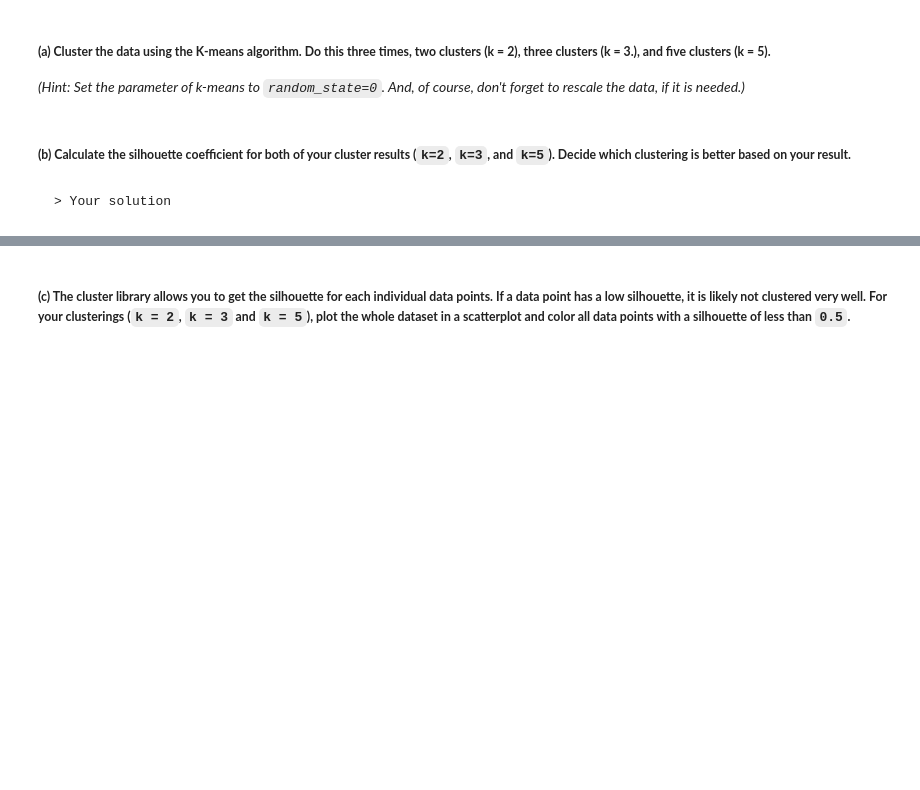
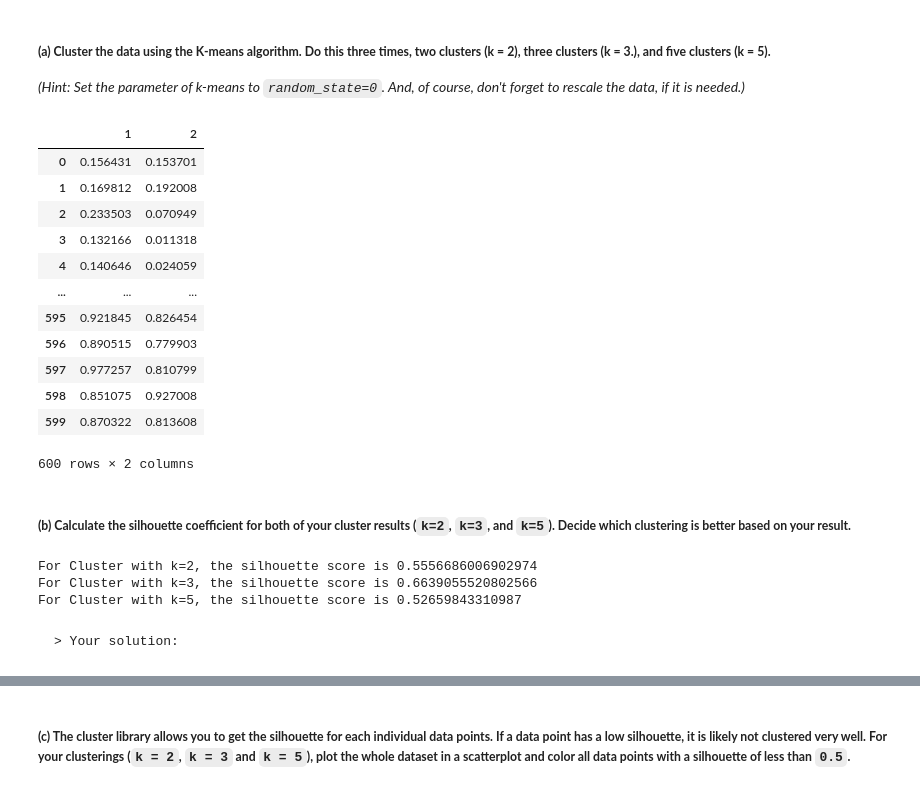
Before and after one commit to kssrr/DataMiningAssignments, a Jupyter notebook: Exercise10/Assignment_10.ipynb, the cells around one changed output, grey strips where cells are left out. Cells and saved outputs as stored; diff of their text form; code cells hidden in the pictures; blank space fills up the shorter version.

````diff
--- a/Exercise10/Assignment_10.ipynb
+++ b/Exercise10/Assignment_10.ipynb
@@ -33,9 +33,47 @@ df = pd.read_csv('assign09-1.csv')
 ##### __(a) Cluster  the  data  using  the  K-means algorithm. Do this three times, two clusters (k = 2), three clusters (k = 3.), and five clusters (k = 5).__
 
 _(Hint: Set the parameter of k-means to `random_state=0`. And, of course, don't forget to rescale the data, if it is needed.)_
+# %%
+# Rescale the Data
+for column in df.columns:
+    df[column] = (df[column] - df[column].min()) / (df[column].max() - df[column].min())
+
+# Apply k means
+ks =[2,3,5]
+list_of_cluster = []
+for k in ks:
+    kmeans = KMeans(n_clusters=k,random_state=0,n_init=10)
+    kmeans.fit(df)
+    list_of_cluster.append(kmeans.predict(df))
+
+df
+# %% [output]
+|  | 1 | 2 |
+| 0 | 0.156431 | 0.153701 |
+| 1 | 0.169812 | 0.192008 |
+| 2 | 0.233503 | 0.070949 |
+| 3 | 0.132166 | 0.011318 |
+| 4 | 0.140646 | 0.024059 |
+| ... | ... | ... |
+| 595 | 0.921845 | 0.826454 |
+| 596 | 0.890515 | 0.779903 |
+| 597 | 0.977257 | 0.810799 |
+| 598 | 0.851075 | 0.927008 |
+| 599 | 0.870322 | 0.813608 |
+600 rows × 2 columns
 # %% [markdown]
 ##### __(b) Calculate the silhouette coefficient for both of your cluster results (`k=2`, `k=3`, and `k=5`). Decide which clustering is better based on your result.__
+# %%
+silhouette_scores = []
+for k, cluster in zip(ks, list_of_cluster):
+    score = silhouette_score(df, cluster)
+    silhouette_scores.append(score)
+    print(f"For Cluster with k={k}, the silhouette score is {score}")
+# %% [output]
+For Cluster with k=2, the silhouette score is 0.5556686006902974
+For Cluster with k=3, the silhouette score is 0.6639055520802566
+For Cluster with k=5, the silhouette score is 0.52659843310987
 # %% [markdown]
 ```
-> Your solution
+> Your solution:
 ```
````
Also changed, not shown: parts of 8 cells of this notebook.
